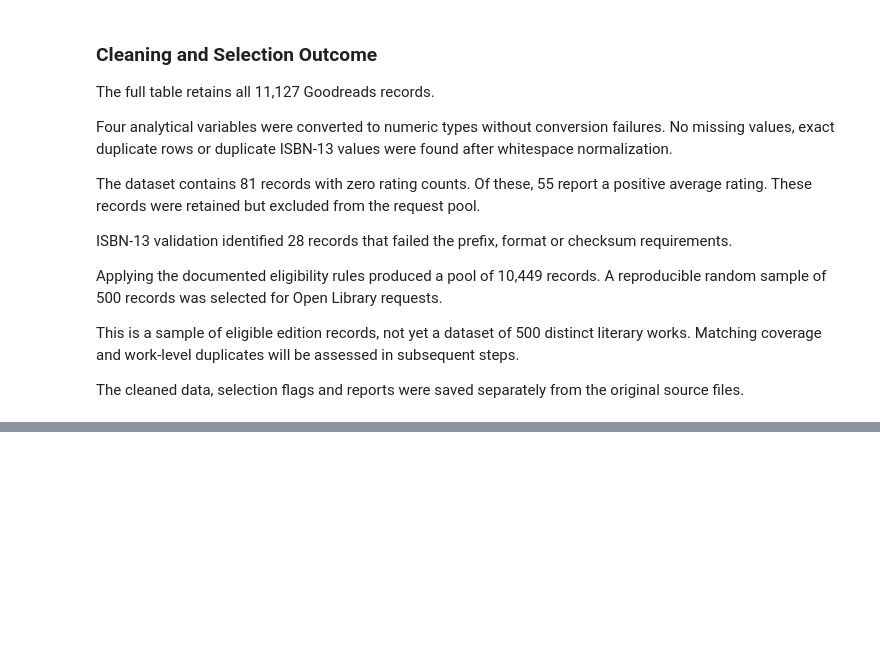
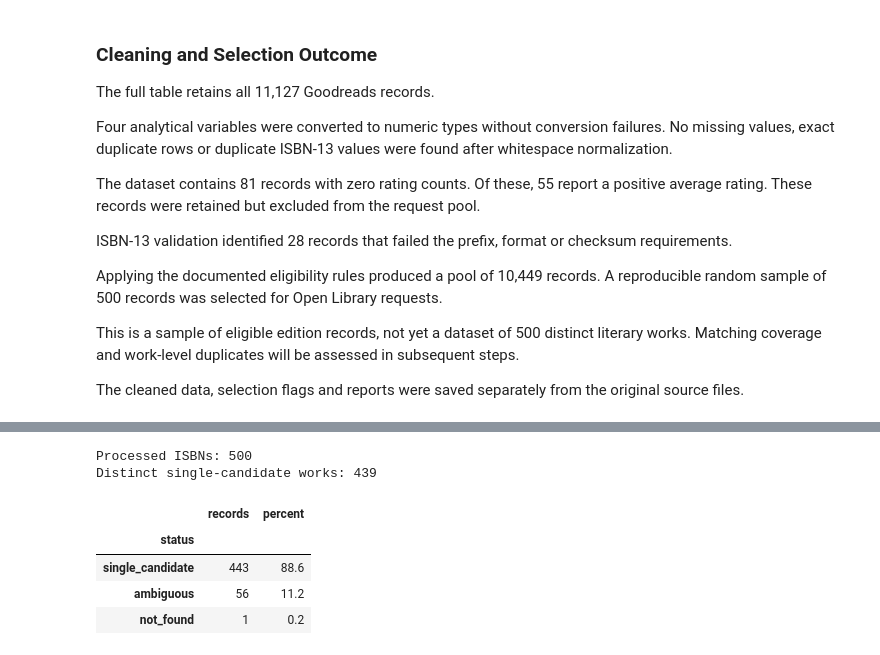
Before and after one commit to radostina-elinchova/books-ds, a Jupyter notebook: books_project.ipynb, the cells around one changed output, grey strips where cells are left out. Drawn from its saved outputs; the diff is of its cells as text; code cells hidden in the pictures; blank space fills up the shorter version.

```diff
--- a/books_project.ipynb
+++ b/books_project.ipynb
@@ -1005,0 +1345,33 @@ from the original source files.
+# %%
+retrieval_summary = (
+    openlibrary_results["lookup_status"]
+    .value_counts()
+    .rename_axis("status")
+    .to_frame("records")
+)
+
+retrieval_summary["percent"] = (
+    retrieval_summary["records"]
+    / len(openlibrary_results)
+    * 100
+).round(1)
+
+print("Processed ISBNs:", len(openlibrary_results))
+
+print(
+    "Distinct single-candidate works:",
+    openlibrary_results.loc[
+        openlibrary_results["lookup_status"].eq("single_candidate"),
+        "openlibrary_work_id",
+    ].nunique(),
+)
+
+retrieval_summary
+# %% [output]
+Processed ISBNs: 500
+Distinct single-candidate works: 439
+|  | records | percent |
+| status |  |  |
+| single_candidate | 443 | 88.6 |
+| ambiguous | 56 | 11.2 |
+| not_found | 1 | 0.2 |
```
Also changed, not shown: parts of 11 cells of this notebook, 23 other files.
